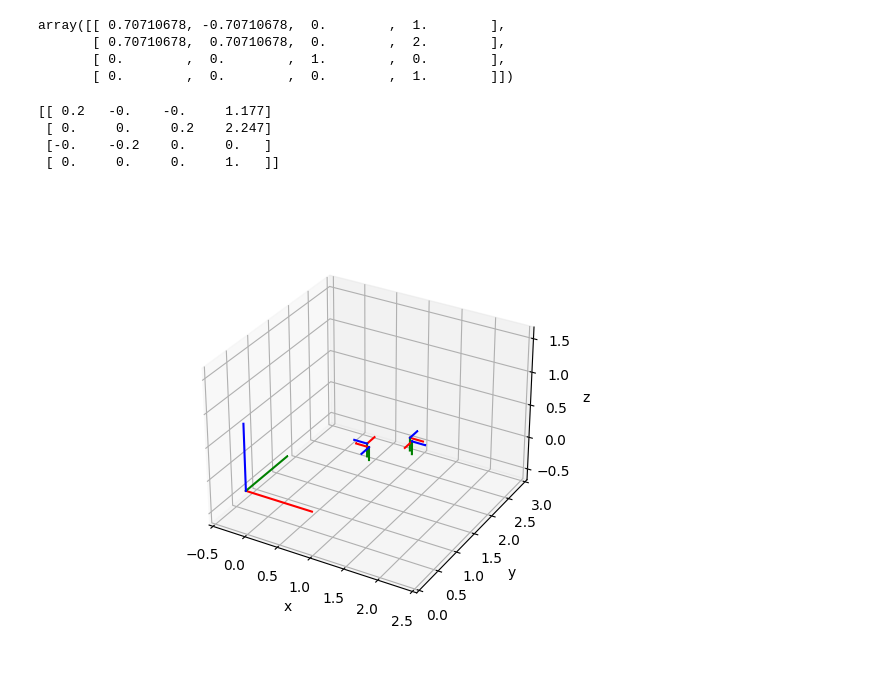
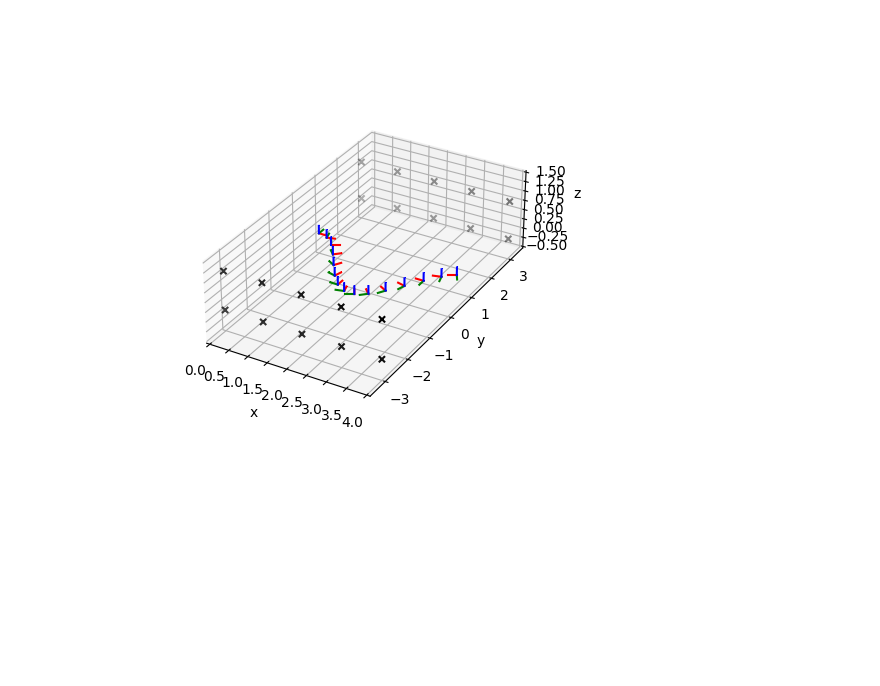
Before and after one commit to teamblitz/BlitzVision, a Jupyter notebook: prototype/npnp/Procrustean NPNP.ipynb, the cells around one changed output. Drawn from its saved outputs; the diff is of its cells as text; code cells hidden in the pictures; blank space fills up the shorter version.

```diff
--- a/prototype/npnp/Procrustean NPNP.ipynb
+++ b/prototype/npnp/Procrustean NPNP.ipynb
@@ -199,44 +142,33 @@ T_s is
-# %%
-T[4,:,:]
-# %% [output]
-array([[ 0.70710678, -0.70710678,  0.        ,  1.        ],
-       [ 0.70710678,  0.70710678,  0.        ,  2.        ],
-       [ 0.        ,  0.        ,  1.        ,  0.        ],
-       [ 0.        ,  0.        ,  0.        ,  1.        ]])
 # %%
 # function to plot a coordinate frame axis in red-green-blue (for x, y, z)
 def coordframe(ax, T):
     """
        Parameters:
            ax: axes to plot on
            T:  3x4 or 4x4 matrix giving the homogeneous transform from the coordinate
                frame to be plotted to the world frame. Note that the scale of the axes
                can be captured in T.
     """
     ax.plot3D([T[0,3], T[0,3]+T[0,0]], [T[1,3], T[1,3]+T[1,0]], [T[2,3], T[2,3]+T[2,0]], ',-r')
     ax.plot3D([T[0,3], T[0,3]+T[0,1]], [T[1,3], T[1,3]+T[1,1]], [T[2,3], T[2,3]+T[2,1]], ',-g')
     ax.plot3D([T[0,3], T[0,3]+T[0,2]], [T[1,3], T[1,3]+T[1,2]], [T[2,3], T[2,3]+T[2,2]], ',-b')
 
 fig = plt.figure()
 ax = fig.add_subplot(111, projection='3d', aspect='equal', xlabel='x', ylabel='y', zlabel='z')
 
-coordframe(ax, T[0,:,:])
-scalemat = np.vstack((np.hstack((0.2*np.identity(3), np.zeros((3,1)))),
-                      np.array([0,0,0,1])))
-coordframe(ax, T[4,:,:] @ CT[0, :,:] @ scalemat)
-coordframe(ax, T[4,:,:] @ CT[1, :,:] @ scalemat)
-coordframe(ax, T[4,:,:] @ CT[2, :,:] @ scalemat)
-coordframe(ax, T[4,:,:] @ CT[3, :,:] @ scalemat)
+# plot coordinate frames for the general camera locations
+for cf in T:
+    s = 0.2
+    coordframe(ax, cf @ np.diag([s,s,s,1]))
 
-ax.set_xlim([0, 2])
-ax.set_ylim([0, 3])
-ax.set_zlim([0, 1])
+# plot the tag locations
+ax.scatter(A[0,:], A[1,:], A[2,:], c='k', marker='x')
+
+ax.set_xlim([0, 4])
+ax.set_ylim([-3.5, 3.5])
+ax.set_zlim([-0.5, 1.5])
 ax.set_aspect('equal')
 
 plt.show()
 # %% [output]
-[[ 0.2   -0.    -0.     1.177]
- [ 0.     0.     0.2    2.247]
- [-0.    -0.2    0.     0.   ]
- [ 0.     0.     0.     1.   ]]
-[figure, old version]
+[figure, new version]
```
Also changed, not shown: parts of 2 cells of this notebook, 1 other file.
